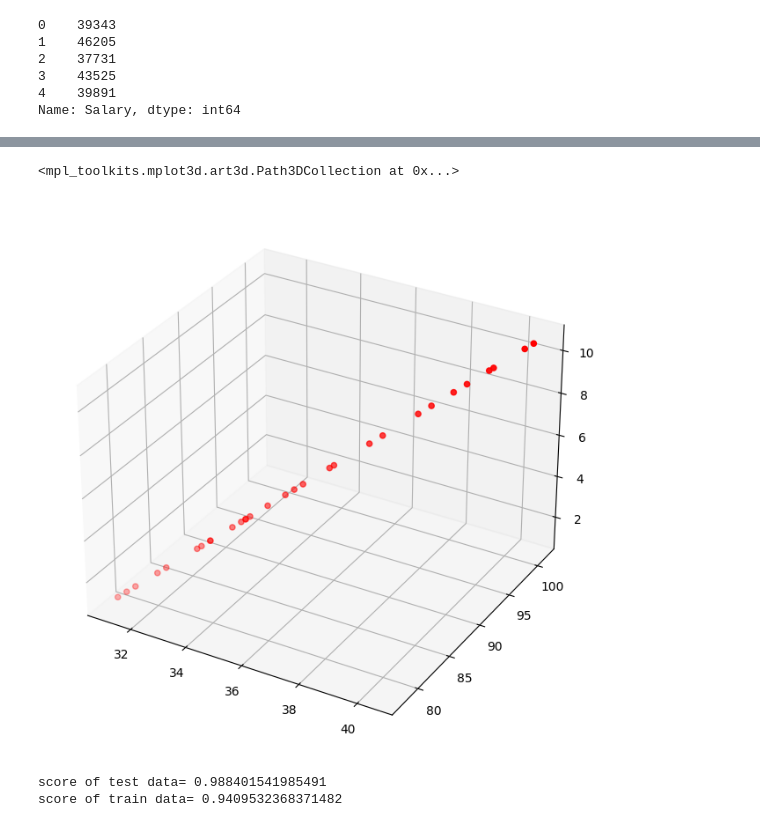
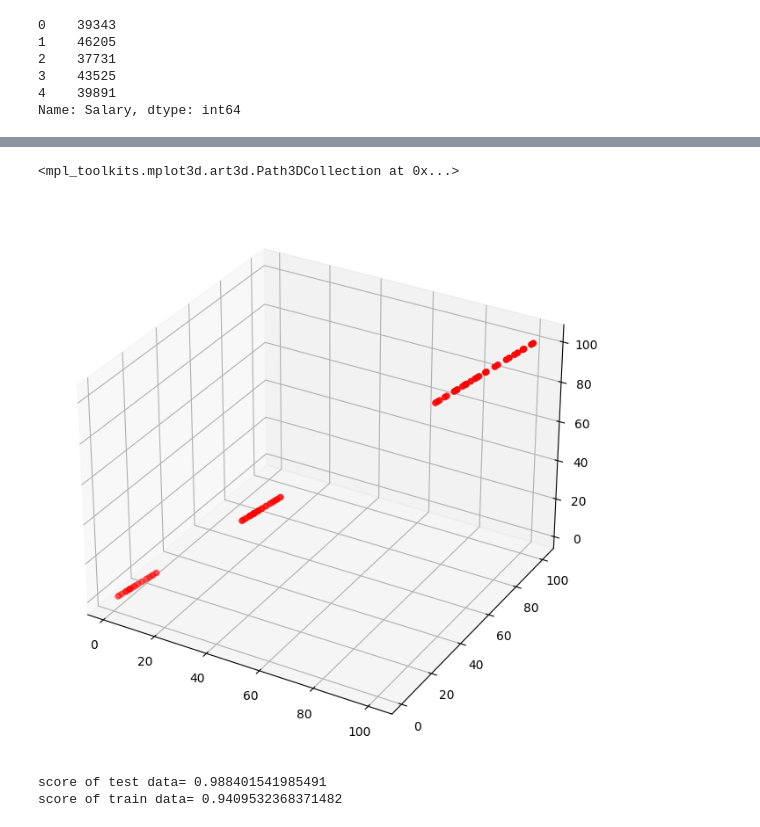
Before and after one commit to Azeem-svg/firstgithub, a Jupyter notebook: Home_work/machine learning/multiple_regression_hw.ipynb, the cells around one changed output, grey strips where cells are left out. Saved outputs shown, nothing was run; the diff lists cells and outputs as text; code cells hidden in the pictures.

```diff
--- a/Home_work/machine learning/multiple_regression_hw.ipynb
+++ b/Home_work/machine learning/multiple_regression_hw.ipynb
@@ -57,16 +57,16 @@ plt.scatter(x['YearsExperience'],y)
 # %%
 plt.style.use('default')
 
 fig = plt.figure(figsize=(16, 8))
 
 ax = fig.add_subplot(111, projection='3d')
-x1=(x['age'])
-x2=(x['distance'])
-x3=(x['YearsExperience'])
+x1=(x)
+x2=(x)
+x3=(x)
 ax.scatter(x1,x2,x3, c='r', marker='o')
 # %% [output]
 <mpl_toolkits.mplot3d.art3d.Path3DCollection at 0x...>
-[figure, old version]
+[figure, new version]
 # %%
 from sklearn.model_selection import train_test_split
 x_train, x_test, y_train, y_test=train_test_split(x, y, test_size=0.2, random_state=0)
```
Also changed, not shown: parts of 2 cells of this notebook, 10 other files.
